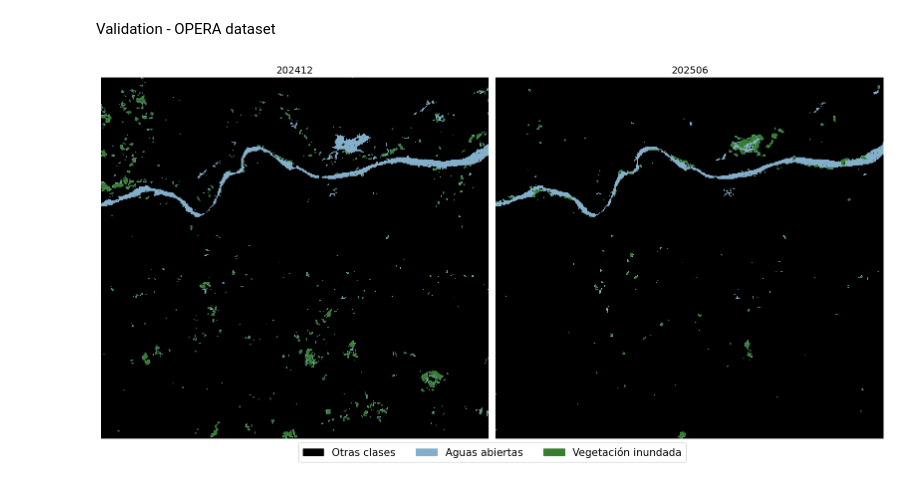
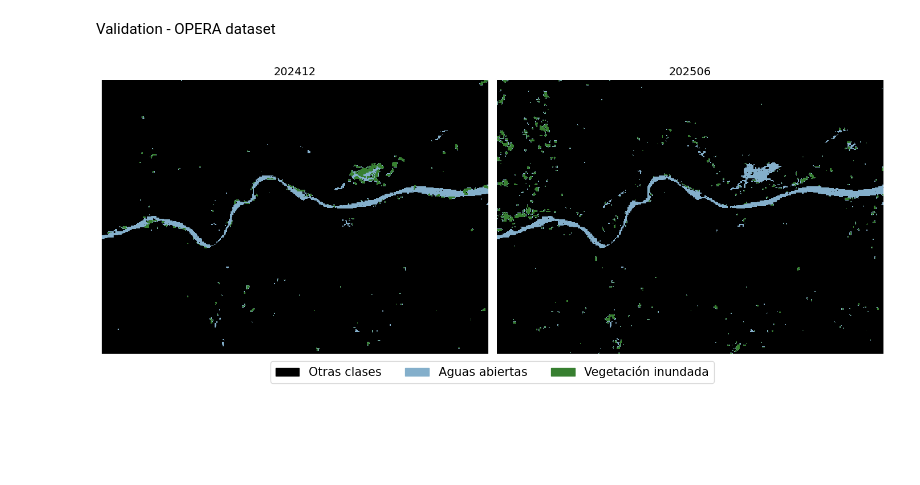
Before and after one commit to aliciaarevalor/s1_wetland, a Jupyter notebook: data-results.ipynb, the cells around one changed output. Cells and saved outputs as stored; diff of their text form; code cells hidden in the pictures; blank space fills up the shorter version.

Commit message:
new_opera

```diff
--- a/data-results.ipynb
+++ b/data-results.ipynb
@@ -211,7 +211,7 @@ plt.show()
 Validation - OPERA dataset
 # %%
 # Path to TIFF files
-tiff_files = sorted(glob.glob("./data/opera/*.tif"))
+tiff_files = sorted(glob.glob("./data/opera/*_clip.tif"))
 
 # Define custom colors for classes
 colors = [
@@ -221,33 +221,33 @@ colors = [
 ]
 
 cmap = ListedColormap(colors)
 
-fig, axes = plt.subplots(1, 2, figsize=(16, 8))
+fig, axes = plt.subplots(1, 2, figsize=(14, 6))
 axes = axes.flatten()
 
 # Loop through images and plot them
 for i, file in enumerate(tiff_files):
     img = tiff.imread(file)
 
     # Extract filename and title
     filename = os.path.basename(file)
     title_text = os.path.splitext(filename)[0][:6]
 
     # Show the image with defined colormap
     axes[i].imshow(img, cmap=cmap)
     axes[i].set_title(title_text, fontsize=14)
     axes[i].axis('off')
 
 # Hide unused axes if fewer than 2 images
 for j in range(i + 1, len(axes)):
     axes[j].axis('off')
 
 # Create legend
 legend_labels = ["Otras clases", "Aguas abiertas", "Vegetación inundada"]
 patches = [mpatches.Patch(color=colors[k], label=legend_labels[k]) for k in range(len(colors))]
 fig.legend(handles=patches, loc='lower center', ncol=4, fontsize=15, frameon=True)
 
-plt.tight_layout(rect=[0, 0.05, 1, 1])
+plt.tight_layout(rect=[0, 0.01, 1, 1])
 plt.show()
 # %% [output]
-[figure, old version]
+[figure, new version]
```
Also changed, not shown: parts of 4 cells of this notebook.
